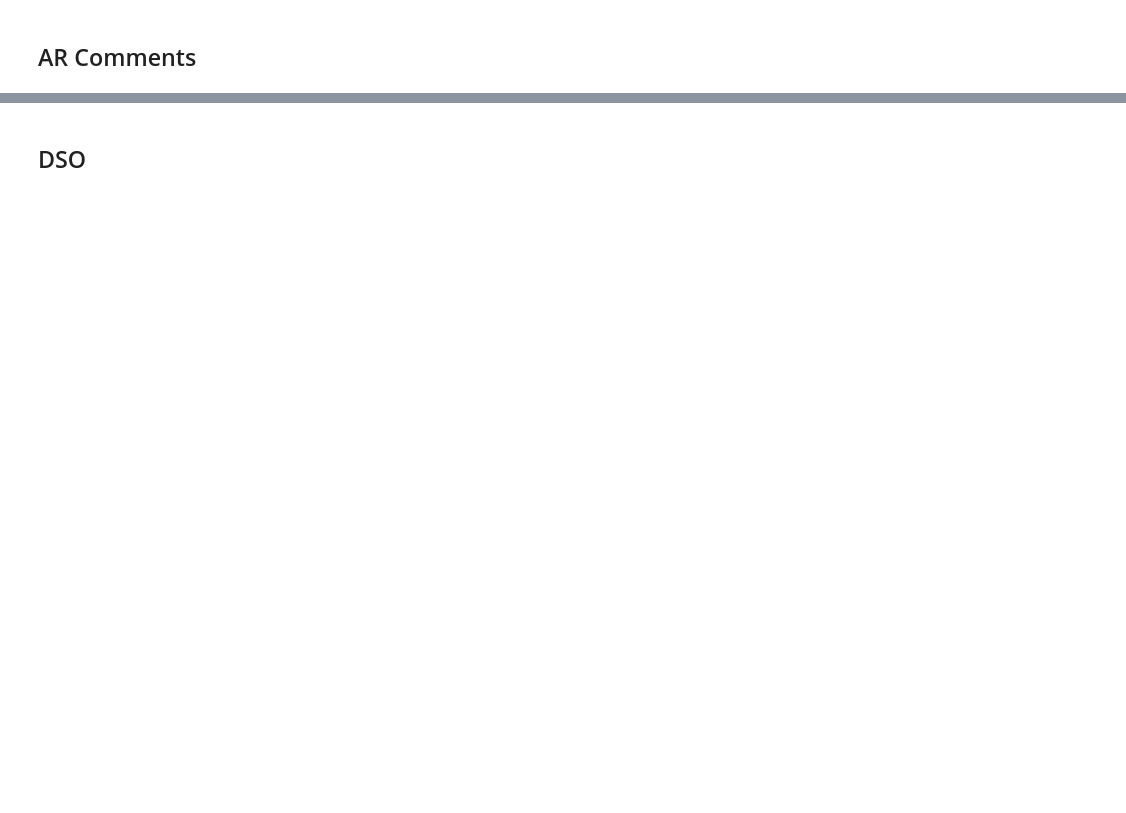
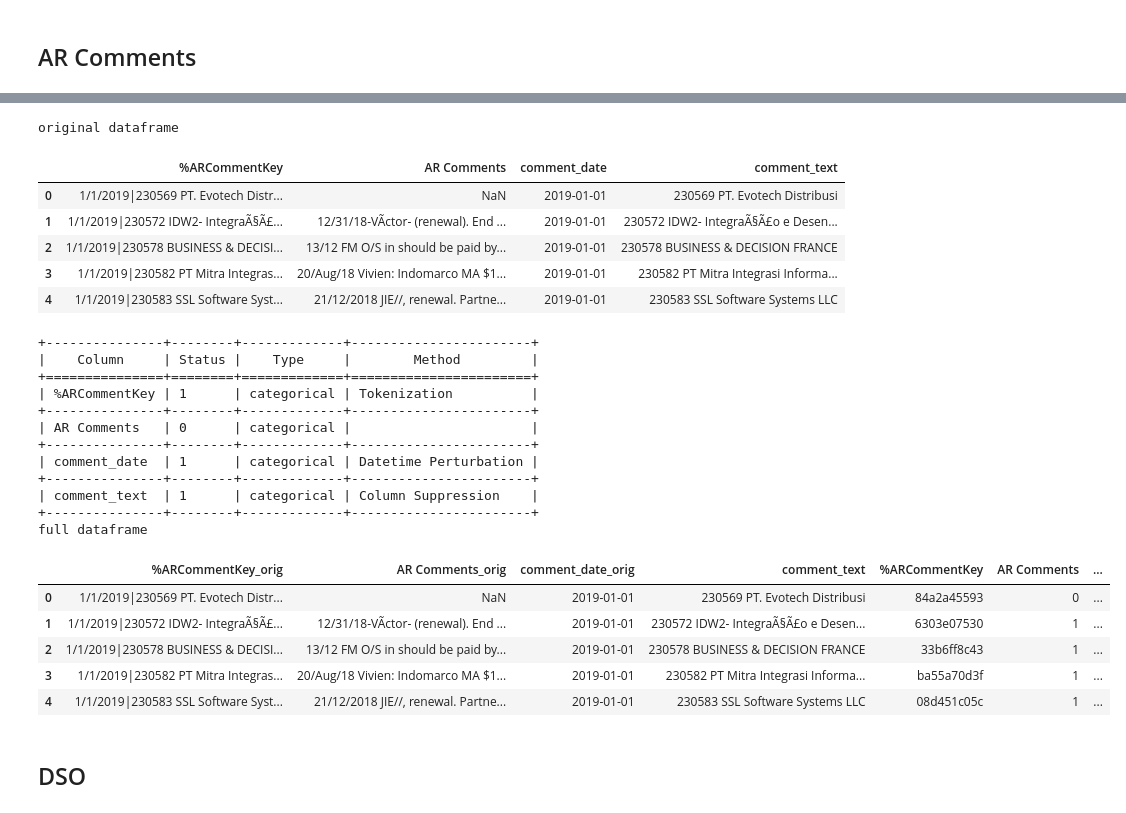
Before and after one commit to jmbenedetto/qlik_anonymization, a Jupyter notebook: Anonymize AR demo.ipynb, the cells around one changed output, grey strips where cells are left out. Saved outputs shown, nothing was run; the diff lists cells and outputs as text; code cells hidden in the pictures; blank space fills up the shorter version.

Commit message:
- AR Comments (OK) - Countries (N/A) - DSO (OK) - ExchangeRates (N/A) - Invoice Item Detail - Invoices (OK) - Items - Link Table - Product Lines - Subsidiaries (OK)

```diff
--- a/Anonymize AR demo.ipynb
+++ b/Anonymize AR demo.ipynb
@@ -26,3 +28,13 @@ source_path='/datasets/gdrive/#profissional/Qlik/Content Factory/'
+# %%
+os.environ['GOOGLE_APPLICATION_CREDENTIALS'] = '../secrets/gcp_qlik_key.json'
+source_path='gs://qlik-demos-data/finance/in/'
+destination_path='gs://qlik-demos-data/finance/out/'
+pd_options = {"token": os.environ['GOOGLE_APPLICATION_CREDENTIALS']}
+fs = gcsfs.GCSFileSystem(token=os.environ['GOOGLE_APPLICATION_CREDENTIALS'])
+
+# seeds and keys for anonymization
+key = 'qlikrulesaboveallothers'
+seed = 1001
 # %% [markdown]
 # FUNCTIONS
 # %%
@@ -148,2 +157,60 @@ df_comments=df_comments_anon=[]
+# %%
+# read original file from gcs
+df_comments = pd.read_csv(source_path+'AR_Comments.csv',nrows=100000)
+df_comments[['comment_date','comment_text']]=df_comments['%ARCommentKey'].str.split('|',expand=True,n=1)
+df_comments['comment_date']=pd.to_datetime(df_comments['comment_date']).dt.date
+print('original dataframe')
+display(df_comments.head())
+
+# anonymize dataframe
+anon_comments=dfAnonymizer(df_comments)
+anon_comments.column_suppression(['comment_text'])
+anon_comments.categorical_tokenization(['%ARCommentKey'],max_token_len=10,key=key)
+anon_comments.datetime_noise('comment_date',seed=seed)
+
+df_comments_anon=anon_comments.to_df()
+df_comments_anon['AR Comments']=df_comments_anon['AR Comments'].apply(lambda x:0 if pd.isna(x) else 1)
+
+anon_comments.info()
+
+df_comments=df_comments.join(df_comments_anon,how='inner',lsuffix='_orig')
+print('full dataframe')
+display(df_comments.head())
+
+#persist anonymized df to GCS
+df_comments_anon.to_csv(destination_path+'anon_comments.csv',index=False)
+
+# persist mapping tables to GCS
+map_comment_key = dict(zip(df_comments['%ARCommentKey_orig'], df_comments['%ARCommentKey']))
+with fs.open(destination_path+'map_comment_key.pickle', 'wb') as handle:
+    pickle.dump(map_comment_key, handle, protocol=pickle.HIGHEST_PROTOCOL)
+
+df_comments=df_comments_anon=[]
+# %% [output]
+original dataframe
+|  | %ARCommentKey | AR Comments | comment_date | comment_text |
+| 0 | 1/1/2019|230569 PT. Evotech Distr... | NaN | 2019-01-01 | 230569 PT. Evotech Distribusi |
+| 1 | 1/1/2019|230572 IDW2- IntegraÃ§Ã£... | 12/31/18-VÃ­ctor- (renewal). End ... | 2019-01-01 | 230572 IDW2- IntegraÃ§Ã£o e Desen... |
+| 2 | 1/1/2019|230578 BUSINESS & DECISI... | 13/12 FM O/S in should be paid by... | 2019-01-01 | 230578 BUSINESS & DECISION FRANCE |
+| 3 | 1/1/2019|230582 PT Mitra Integras... | 20/Aug/18 Vivien: Indomarco MA $1... | 2019-01-01 | 230582 PT Mitra Integrasi Informa... |
+| 4 | 1/1/2019|230583 SSL Software Syst... | 21/12/2018 JIE//, renewal. Partne... | 2019-01-01 | 230583 SSL Software Systems LLC |
++---------------+--------+-------------+-----------------------+
+|    Column     | Status |    Type     |        Method         |
++===============+========+=============+=======================+
+| %ARCommentKey | 1      | categorical | Tokenization          |
++---------------+--------+-------------+-----------------------+
+| AR Comments   | 0      | categorical |                       |
++---------------+--------+-------------+-----------------------+
+| comment_date  | 1      | categorical | Datetime Perturbation |
++---------------+--------+-------------+-----------------------+
+| comment_text  | 1      | categorical | Column Suppression    |
++---------------+--------+-------------+-----------------------+
+full dataframe
+|  | %ARCommentKey_orig | AR Comments_orig | comment_date_orig | comment_text | %ARCommentKey | AR Comments | ... |
+| 0 | 1/1/2019|230569 PT. Evotech Distr... | NaN | 2019-01-01 | 230569 PT. Evotech Distribusi | 84a2a45593 | 0 | ... |
+| 1 | 1/1/2019|230572 IDW2- IntegraÃ§Ã£... | 12/31/18-VÃ­ctor- (renewal). End ... | 2019-01-01 | 230572 IDW2- IntegraÃ§Ã£o e Desen... | 6303e07530 | 1 | ... |
+| 2 | 1/1/2019|230578 BUSINESS & DECISI... | 13/12 FM O/S in should be paid by... | 2019-01-01 | 230578 BUSINESS & DECISION FRANCE | 33b6ff8c43 | 1 | ... |
+| 3 | 1/1/2019|230582 PT Mitra Integras... | 20/Aug/18 Vivien: Indomarco MA $1... | 2019-01-01 | 230582 PT Mitra Integrasi Informa... | ba55a70d3f | 1 | ... |
+| 4 | 1/1/2019|230583 SSL Software Syst... | 21/12/2018 JIE//, renewal. Partne... | 2019-01-01 | 230583 SSL Software Systems LLC | 08d451c05c | 1 | ... |
 # %% [markdown]
 ## DSO
```
Also changed, not shown: parts of 25 cells of this notebook, 3 other files.
